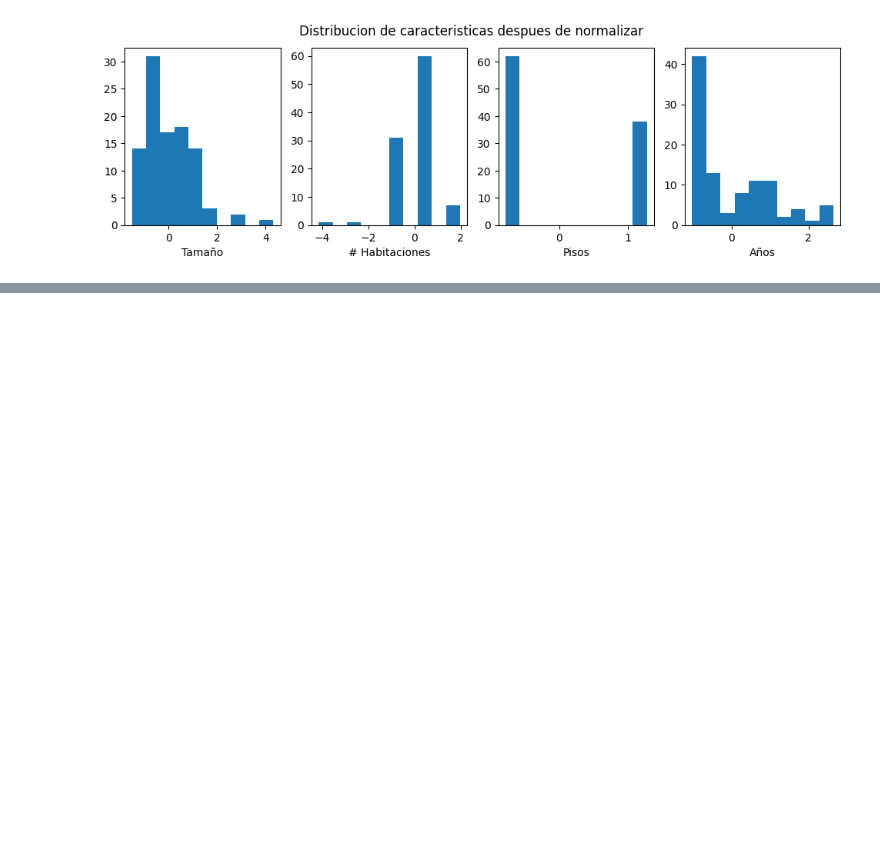
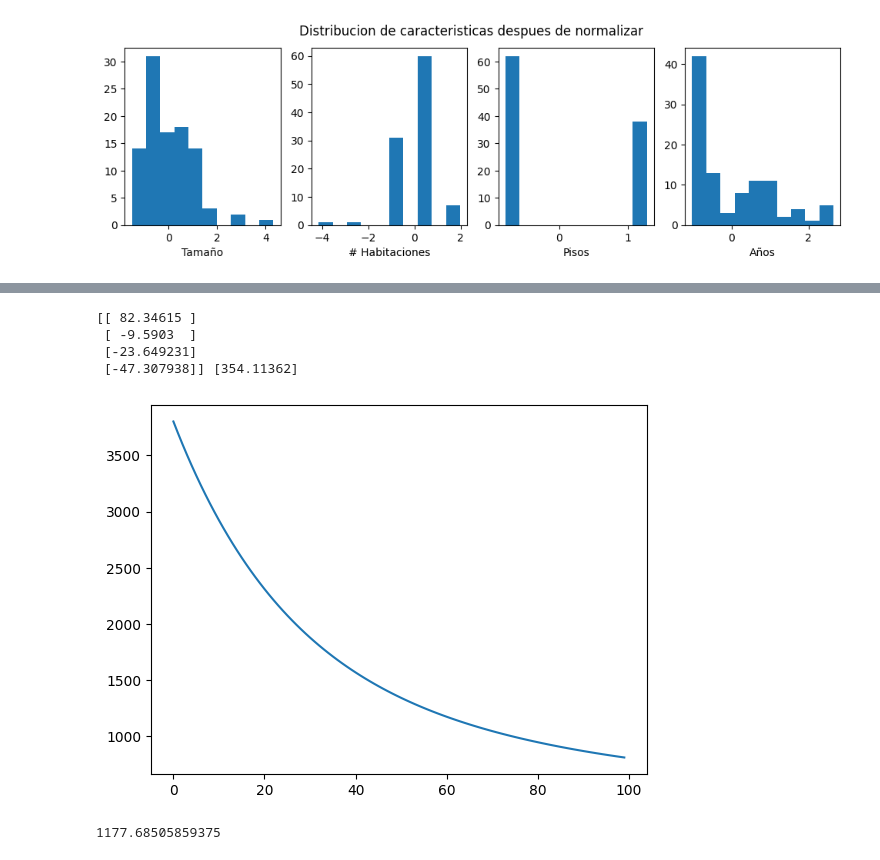
Before and after one commit to DCI-alxogm/ml2023-DPM2310, a Jupyter notebook: Sep8-9/Tarea5.ipynb, the cells around one changed output, grey strips where cells are left out. Saved outputs shown, nothing was run; the diff lists cells and outputs as text; code cells hidden in the pictures; blank space fills up the shorter version.

```diff
--- a/Sep8-9/Tarea5.ipynb
+++ b/Sep8-9/Tarea5.ipynb
@@ -69,0 +159,22 @@ Model parameters:   w: [361.96529369], b:[110.52234615 -21.75596169 -32.55422132
+# %%
+capas = model.layers[0]
+w, b = capas.get_weights()
+print(w,b)
+# %% [output]
+[[ 82.34615 ]
+ [ -9.5903  ]
+ [-23.649231]
+ [-47.307938]] [354.11362]
+# %%
+#Convert the training history to a dataframe
+history_df = pd.DataFrame(history2.history)
+
+#Use Pandas native plot method
+history_df['loss'].plot();
+# %% [output]
+[figure, added]
+# %%
+score = model.evaluate(X_test, y_test, verbose=0)
+score
+# %% [output]
+1177.68505859375
```
Also changed, not shown: parts of 15 cells of this notebook.
